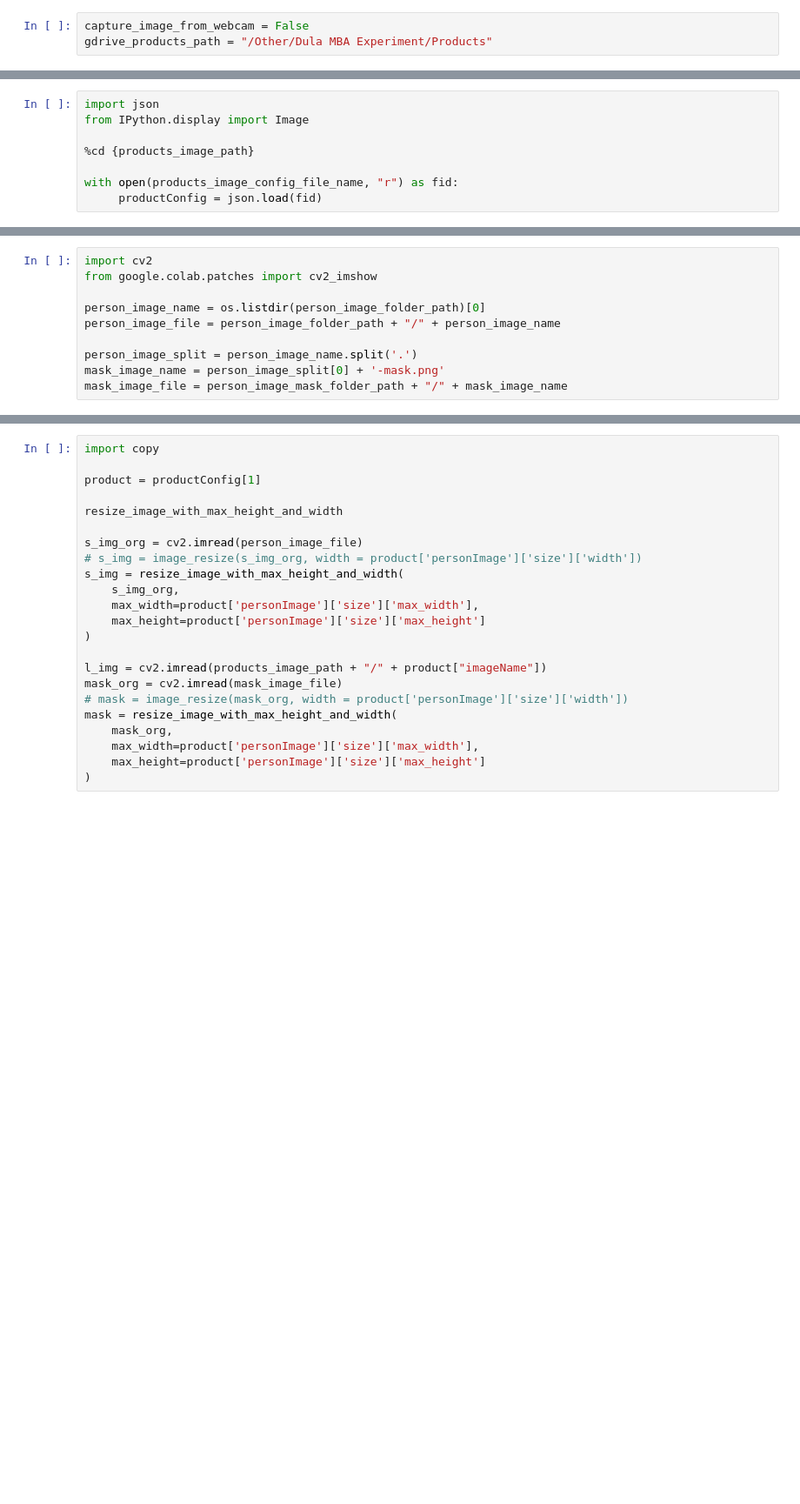
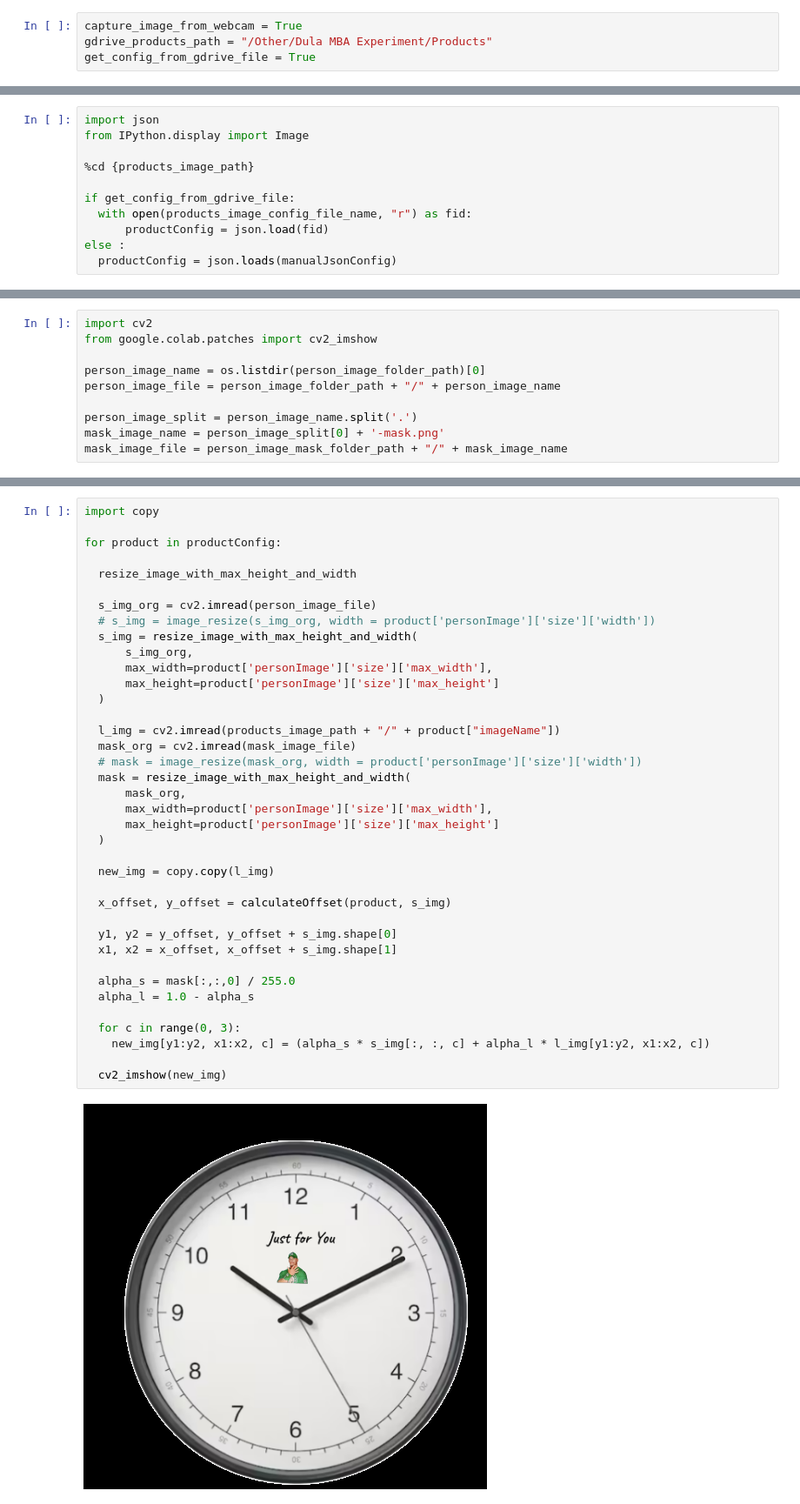
Before and after one commit to MaheeGamage/Product-Personalization-Colab, a Jupyter notebook: Product_personalization.ipynb, the cells around one changed output, grey strips where cells are left out. Shown: that part at 87% size. Cells and saved outputs as stored; diff of their text form; blank space fills up the shorter version.

Commit message:
Loop through all background images

```diff
--- a/Product_personalization.ipynb
+++ b/Product_personalization.ipynb
@@ -11,5 +11,6 @@ Drive already mounted at /content/drive; to attempt to forcibly remount, call dr
 # %% [markdown]
 Basic config
 # %%
-capture_image_from_webcam = False
+capture_image_from_webcam = True
 gdrive_products_path = "/Other/Dula MBA Experiment/Products"
+get_config_from_gdrive_file = True
@@ -301,7 +351,10 @@ from IPython.display import Image
 
 %cd {products_image_path}
 
-with open(products_image_config_file_name, "r") as fid:
-     productConfig = json.load(fid)
+if get_config_from_gdrive_file:
+  with open(products_image_config_file_name, "r") as fid:
+      productConfig = json.load(fid)
+else :
+  productConfig = json.loads(manualJsonConfig)
 # %% [output]
 /content/drive/MyDrive/Other/Dula MBA Experiment/Products
@@ -373,23 +387,40 @@ mask_image_file = person_image_mask_folder_path + "/" + mask_image_name
 # %%
 import copy
 
-product = productConfig[1]
+for product in productConfig:
 
-resize_image_with_max_height_and_width
+  resize_image_with_max_height_and_width
 
-s_img_org = cv2.imread(person_image_file)
-# s_img = image_resize(s_img_org, width = product['personImage']['size']['width'])
-s_img = resize_image_with_max_height_and_width(
-    s_img_org,
-    max_width=product['personImage']['size']['max_width'],
-    max_height=product['personImage']['size']['max_height']
-)
+  s_img_org = cv2.imread(person_image_file)
+  # s_img = image_resize(s_img_org, width = product['personImage']['size']['width'])
+  s_img = resize_image_with_max_height_and_width(
+      s_img_org,
+      max_width=product['personImage']['size']['max_width'],
+      max_height=product['personImage']['size']['max_height']
+  )
 
-l_img = cv2.imread(products_image_path + "/" + product["imageName"])
-mask_org = cv2.imread(mask_image_file)
-# mask = image_resize(mask_org, width = product['personImage']['size']['width'])
-mask = resize_image_with_max_height_and_width(
-    mask_org,
-    max_width=product['personImage']['size']['max_width'],
-    max_height=product['personImage']['size']['max_height']
-)
+  l_img = cv2.imread(products_image_path + "/" + product["imageName"])
+  mask_org = cv2.imread(mask_image_file)
+  # mask = image_resize(mask_org, width = product['personImage']['size']['width'])
+  mask = resize_image_with_max_height_and_width(
+      mask_org,
+      max_width=product['personImage']['size']['max_width'],
+      max_height=product['personImage']['size']['max_height']
+  )
+
+  new_img = copy.copy(l_img)
+
+  x_offset, y_offset = calculateOffset(product, s_img)
+
+  y1, y2 = y_offset, y_offset + s_img.shape[0]
+  x1, x2 = x_offset, x_offset + s_img.shape[1]
+
+  alpha_s = mask[:,:,0] / 255.0
+  alpha_l = 1.0 - alpha_s
+
+  for c in range(0, 3):
+    new_img[y1:y2, x1:x2, c] = (alpha_s * s_img[:, :, c] + alpha_l * l_img[y1:y2, x1:x2, c])
+
+  cv2_imshow(new_img)
+# %% [output]
+[figure, added]
```
Also changed, not shown: parts of 15 cells of this notebook.
